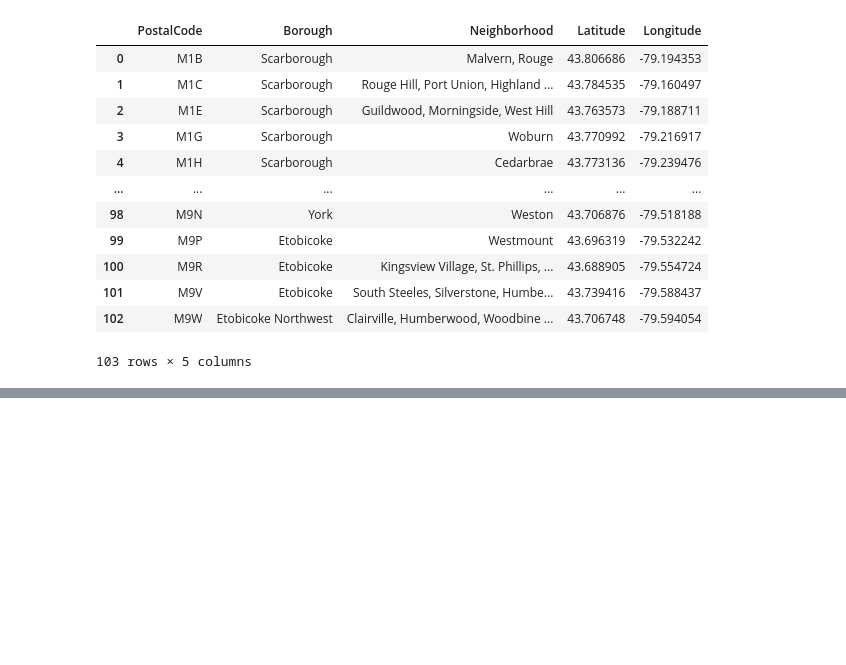
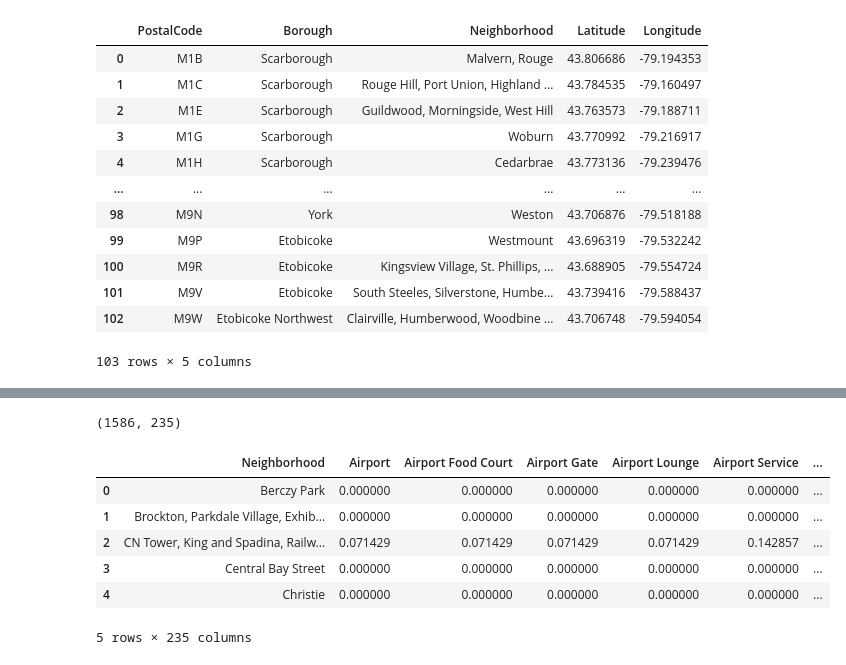
Before and after one commit to Christoph133/Capstone_Project, a Jupyter notebook: Neighborhoods_Toronto.ipynb, the cells around one changed output, grey strips where cells are left out. Cells and saved outputs as stored; diff of their text form; code cells hidden in the pictures; blank space fills up the shorter version.

```diff
--- a/Neighborhoods_Toronto.ipynb
+++ b/Neighborhoods_Toronto.ipynb
@@ -89,0 +249,19 @@ geo_data
+# %%
+# one hot encoding
+toronto_onehot = pd.get_dummies(toronto_venues[['Venue Category']], prefix="", prefix_sep="")
+toronto_onehot.drop(['Neighborhood'],axis=1,inplace=True)
+toronto_onehot.insert(loc=0, column='Neighborhood', value=toronto_venues['Neighborhood'] )
+toronto_onehot.shape
+# %% [output]
+(1586, 235)
+# %%
+toronto_grouped = toronto_onehot.groupby('Neighborhood').mean().reset_index()
+toronto_grouped.head()
+# %% [output]
+|  | Neighborhood | Airport | Airport Food Court | Airport Gate | Airport Lounge | Airport Service | ... |
+| 0 | Berczy Park | 0.000000 | 0.000000 | 0.000000 | 0.000000 | 0.000000 | ... |
+| 1 | Brockton, Parkdale Village, Exhib... | 0.000000 | 0.000000 | 0.000000 | 0.000000 | 0.000000 | ... |
+| 2 | CN Tower, King and Spadina, Railw... | 0.071429 | 0.071429 | 0.071429 | 0.071429 | 0.142857 | ... |
+| 3 | Central Bay Street | 0.000000 | 0.000000 | 0.000000 | 0.000000 | 0.000000 | ... |
+| 4 | Christie | 0.000000 | 0.000000 | 0.000000 | 0.000000 | 0.000000 | ... |
+5 rows × 235 columns
```
Also changed, not shown: parts of 17 cells of this notebook.
